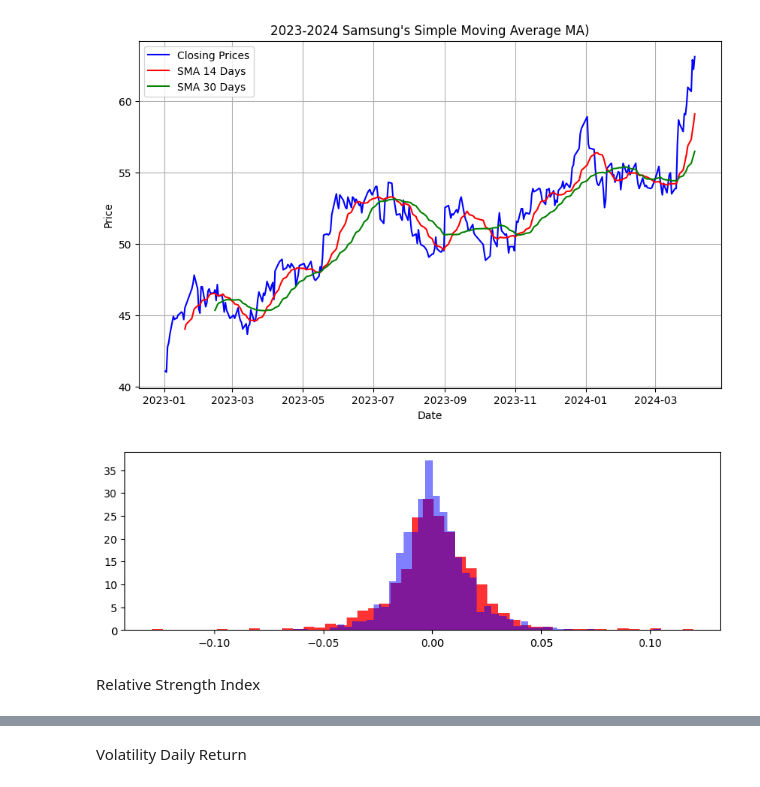
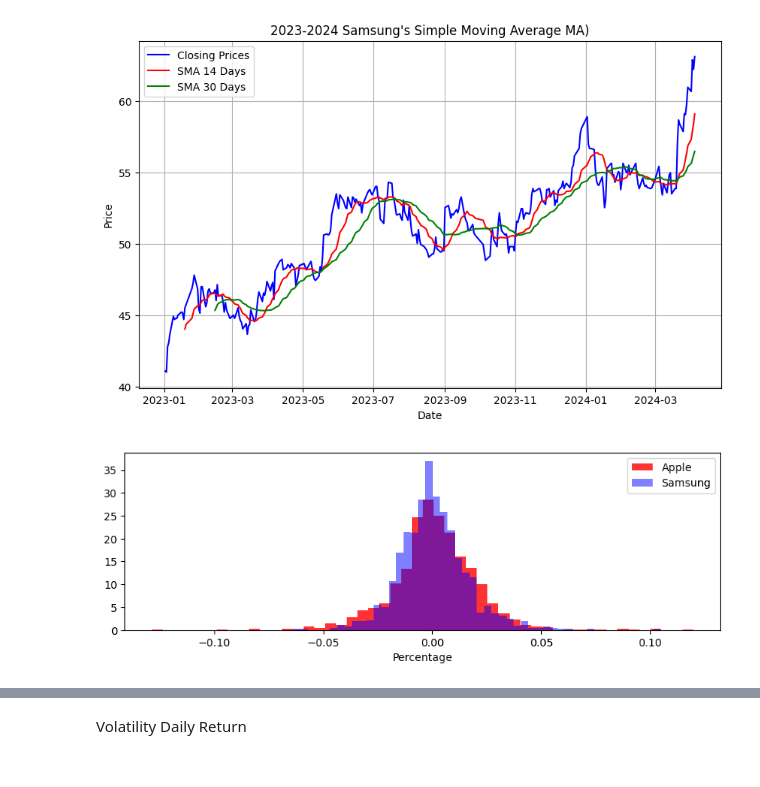
Before and after one commit to jsonshan/AAPL-Samsung-Stock-Prices, a Jupyter notebook: AAPL_SAMSUNG.ipynb, the cells around one changed output, grey strips where cells are left out. Saved outputs shown, nothing was run; the diff lists cells and outputs as text; code cells hidden in the pictures.

```diff
--- a/AAPL_SAMSUNG.ipynb
+++ b/AAPL_SAMSUNG.ipynb
@@ -417,21 +425,21 @@ plt.show()
 # %%
 # Calculating Apple's Daily Return
 aapl['Return'] = (aapl['Close']/aapl['Close'].shift(1)) - 1
 aapl.dropna(subset=['Return'], inplace=True)
 aapl['Return']
 
 # Calculating Samsung's Daily Return
 samsung['Return'] = (samsung['Close']/samsung['Close'].shift(1)) - 1
 samsung.dropna(subset=['Return'], inplace=True)
 samsung['Return']
 
 # Plot Apple's Return
 plt.figure(figsize=(10, 3))
-plt.hist(aapl['Return'], bins=50, color='red', alpha=0.8, density=True)
+plt.hist(aapl['Return'], bins=50, color='red', alpha=0.8, density=True, label='Apple')
 # Plot Samsung's Return
-plt.hist(samsung['Return'], bins=50, color='blue', alpha=0.5, density=True)
+plt.hist(samsung['Return'], bins=50, color='blue', alpha=0.5, density=True, label='Samsung')
+plt.legend()
+plt.xlabel('Percentage')
 plt.show()
 # %% [output]
-[figure, old version]
+[figure, new version]
-# %% [markdown]
-Relative Strength Index
```
Also changed, not shown: parts of 11 cells of this notebook.
